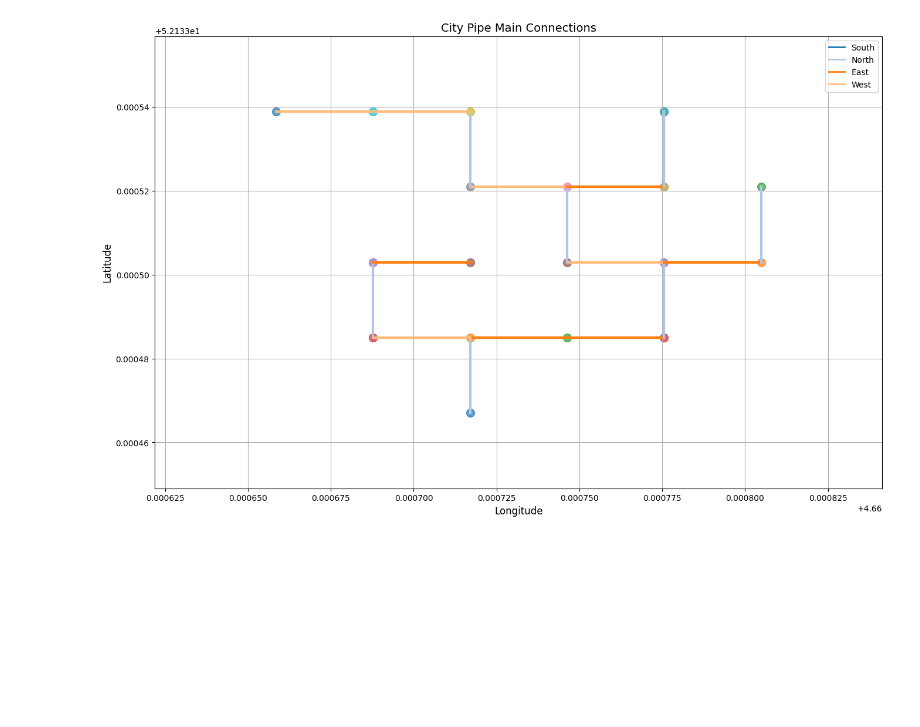
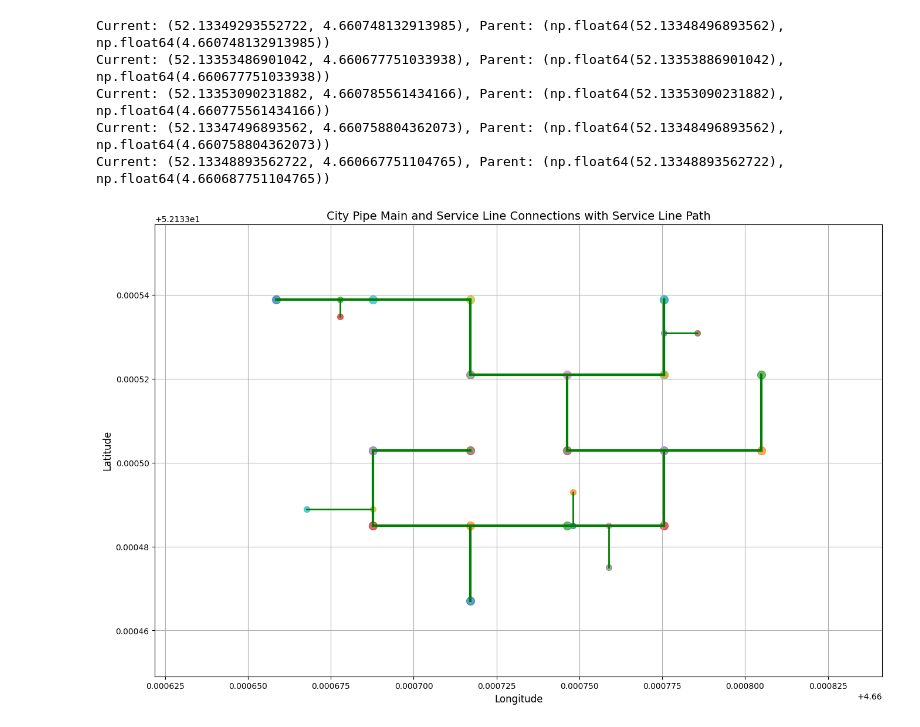
Before and after one commit to Yskria/M3DMiB, a Jupyter notebook: DigitalTwinMain.ipynb, the cells around one changed output. Drawn from its saved outputs; the diff is of its cells as text; code cells hidden in the pictures; blank space fills up the shorter version.

Commit message:
Finished Service Line CSV & code

```diff
--- a/DigitalTwinMain.ipynb
+++ b/DigitalTwinMain.ipynb
@@ -8,9 +8,6 @@ file_path = 'City_Pipe_Main.csv'  # Replace with the actual file path
 city_pipe_main = pd.read_csv(file_path)
 file_path2 = 'Service_Line_Table.csv'
 service_line_table = pd.read_csv(file_path2)
-
-import matplotlib.pyplot as plt
-from matplotlib.lines import Line2D
 
 # Filter rows with valid coordinates in both datasets
 city_pipe_main_valid = city_pipe_main.dropna(subset=['Latitude', 'Longitude'])
@@ -72,45 +69,70 @@ service_y = service_coords_sorted['Latitude'].values
 # Plot the combined visualization with the additional service line connection
 plt.figure(figsize=(16, 10))
 
+color = 'green'
+
+# PER SEGMENT:
+# switch corrosionLevel(){
+# case INT: CorrosionRate:
+#     color = 'green'
+# case INT: CorrosionRate BETWEEN 33% & 66%:
+#     color = 'orange'
+# case INT: CorrosionRate >66%:
+#     color = 'red'
+# }
+
+for _, row in service_line_table_valid.iterrows():
+    if pd.notna(row['ParentPipe']):
+        currCords = (row['Latitude'], row['Longitude'])
+
+        # Find the parent row
+        parentRow = service_line_table_valid.loc[service_line_table_valid['SegmentID'] == row['ParentPipe']]
+
+        if not parentRow.empty:
+            parentCords = (parentRow.iloc[0]['Latitude'], parentRow.iloc[0]['Longitude'])
+
+            print(f"Current: {currCords}, Parent: {parentCords}")
+            plt.plot(
+                [currCords[1], parentCords[1]],
+                [currCords[0], parentCords[0]],
+                color=color, linewidth=2, linestyle='-', label='Service Line Connection'
+            )
+
 # Plot edges for City Pipe Main with thicker lines
 for edge in city_edges:
     x_coords = [edge[0][0], edge[1][0]]
     y_coords = [edge[0][1], edge[1][1]]
-    plt.plot(x_coords, y_coords, color=edge[2], linewidth=3, label='City Pipe Main Edge')
+    plt.plot(x_coords, y_coords, color=color, linewidth=3, label='City Pipe Main Edge')
 
 # Plot edges for Service Line Table with thinner lines
 for edge in service_edges:
     x_coords = [edge[0][0], edge[1][0]]
     y_coords = [edge[0][1], edge[1][1]]
-    plt.plot(x_coords, y_coords, color=edge[2], linestyle='--', linewidth=1.5, label='Service Line Edge')
-
-# Plot the connecting line between all service line data points
-plt.plot(service_x, service_y, color='purple', linewidth=2, linestyle='-', label='Service Line Connection')
+    plt.plot(x_coords, y_coords, color=color, linestyle='--', linewidth=1.5, label='Service Line Edge')
 
 # Plot nodes for City Pipe Main
 for node, (lon, lat) in city_positions.items():
     plt.scatter(lon, lat, s=100, alpha=0.7, label='City Pipe Main Node')
 
 # Plot nodes for Service Line Table
 for node, (lon, lat) in service_positions.items():
-    plt.scatter(lon, lat, s=50, alpha=0.7, marker='x', label='Service Line Node')
+    plt.scatter(lon, lat, s=50, alpha=0.7, label='Service Line Node')
 
 # Add title, labels, and legend
 plt.xlabel("Longitude", fontsize=12)
 plt.ylabel("Latitude", fontsize=12)
 plt.title("City Pipe Main and Service Line Connections with Service Line Path", fontsize=14)
-
-# Custom legend
-custom_lines = [Line2D([0], [0], color=color, lw=2) for color in direction_colors.values()] + [
-    Line2D([0], [0], color='purple', lw=2, linestyle='-')
-]
-plt.legend(custom_lines, list(direction_colors.keys()) + ['Service Line Path'], loc='upper right', fontsize=10)
 
 # Adjust axes to zoom and center on the data
 plt.xlim(center_lon - (lon_range / 2 * zoom_factor), center_lon + (lon_range / 2 * zoom_factor))
 plt.ylim(center_lat - (lat_range / 2 * zoom_factor), center_lat + (lat_range / 2 * zoom_factor))
 
 plt.grid(True)
 plt.show()
 # %% [output]
+Current: (52.13349293552722, 4.660748132913985), Parent: (np.float64(52.13348496893562), np.float64(4.660748132913985))
+Current: (52.13353486901042, 4.660677751033938), Parent: (np.float64(52.13353886901042), np.float64(4.660677751033938))
+Current: (52.13353090231882, 4.660785561434166), Parent: (np.float64(52.13353090231882), np.float64(4.660775561434166))
+Current: (52.13347496893562, 4.660758804362073), Parent: (np.float64(52.13348496893562), np.float64(4.660758804362073))
+Current: (52.13348893562722, 4.660667751104765), Parent: (np.float64(52.13348893562722), np.float64(4.660687751104765))
-[figure, old version]
+[figure, new version]
```
Also changed, not shown: 1 other file.
